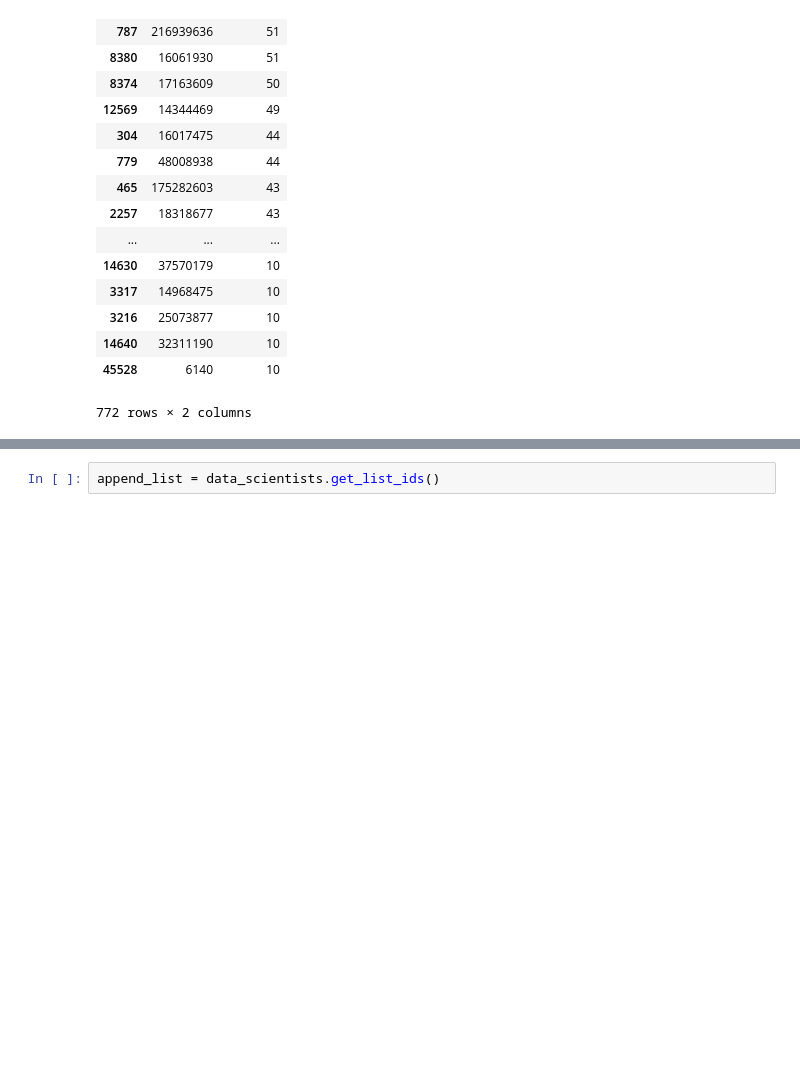
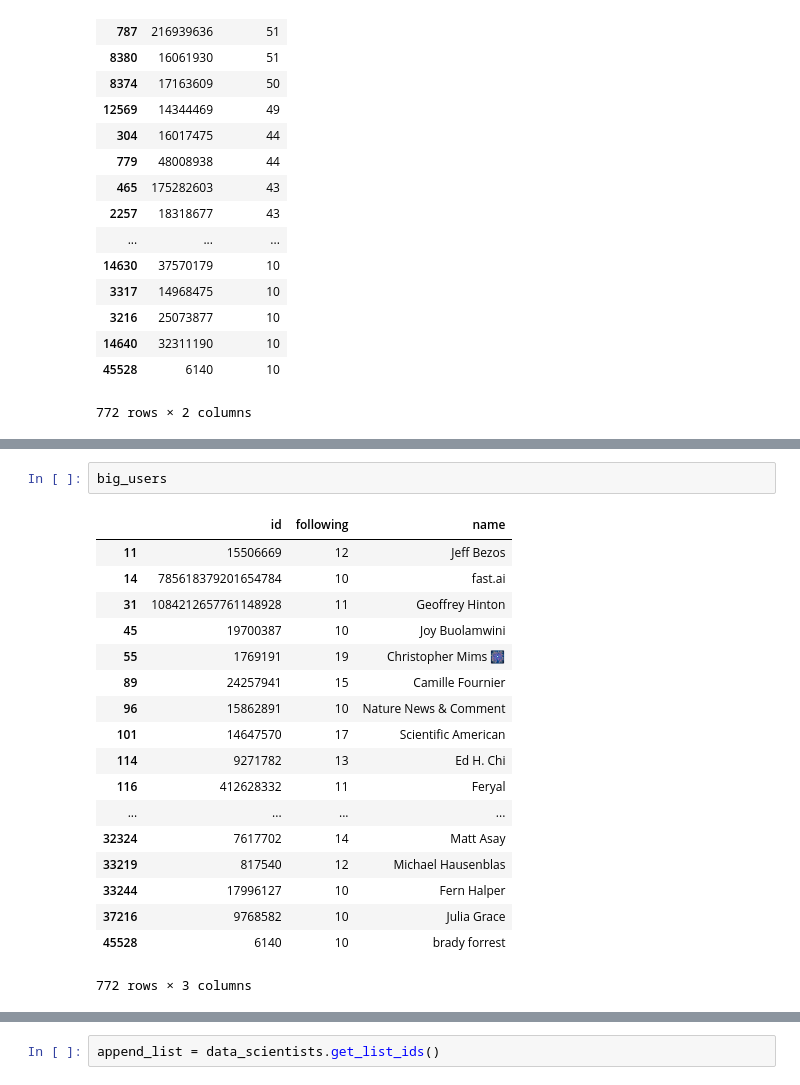
Before and after one commit to stephenilhardt/Twitter-User-Recommendations, a Jupyter notebook: test_module.ipynb, the cells around one changed output, grey strips where cells are left out. Saved outputs shown, nothing was run; the diff lists cells and outputs as text; blank space fills up the shorter version.

```diff
--- a/test_module.ipynb
+++ b/test_module.ipynb
@@ -139,0 +158,21 @@ NameError: name 'big_users' is not defined
+# %%
+big_users
+# %% [output]
+|  | id | following | name |
+| 11 | 15506669 | 12 | Jeff Bezos |
+| 14 | 785618379201654784 | 10 | fast.ai |
+| 31 | 1084212657761148928 | 11 | Geoffrey Hinton |
+| 45 | 19700387 | 10 | Joy Buolamwini |
+| 55 | 1769191 | 19 | Christopher Mims 🎆 |
+| 89 | 24257941 | 15 | Camille Fournier |
+| 96 | 15862891 | 10 | Nature News & Comment |
+| 101 | 14647570 | 17 | Scientific American |
+| 114 | 9271782 | 13 | Ed H. Chi |
+| 116 | 412628332 | 11 | Feryal |
+| ... | ... | ... | ... |
+| 32324 | 7617702 | 14 | Matt Asay |
+| 33219 | 817540 | 12 | Michael Hausenblas |
+| 33244 | 17996127 | 10 | Fern Halper |
+| 37216 | 9768582 | 10 | Julia Grace |
+| 45528 | 6140 | 10 | brady forrest |
+772 rows × 3 columns
```
Also changed, not shown: parts of 11 cells of this notebook, 2 other files.
